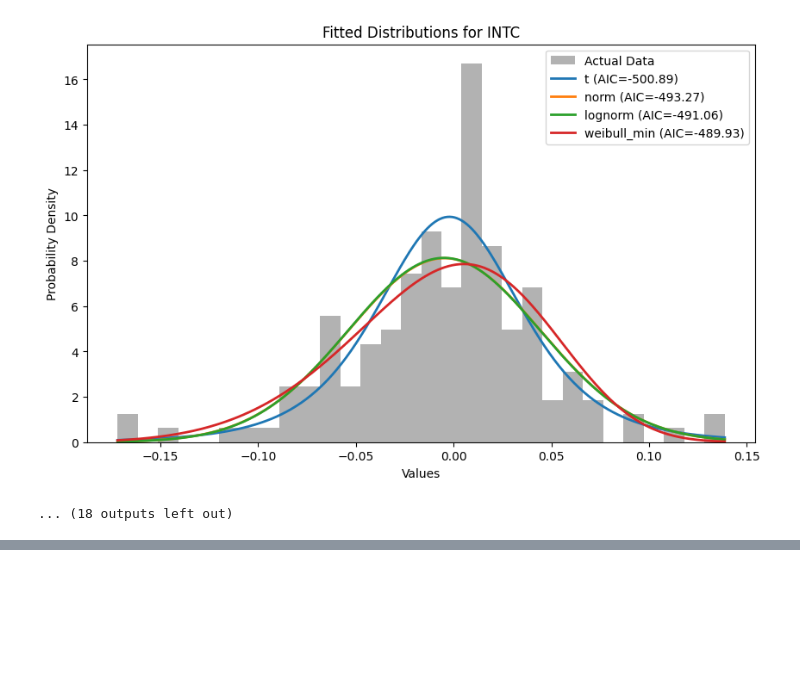
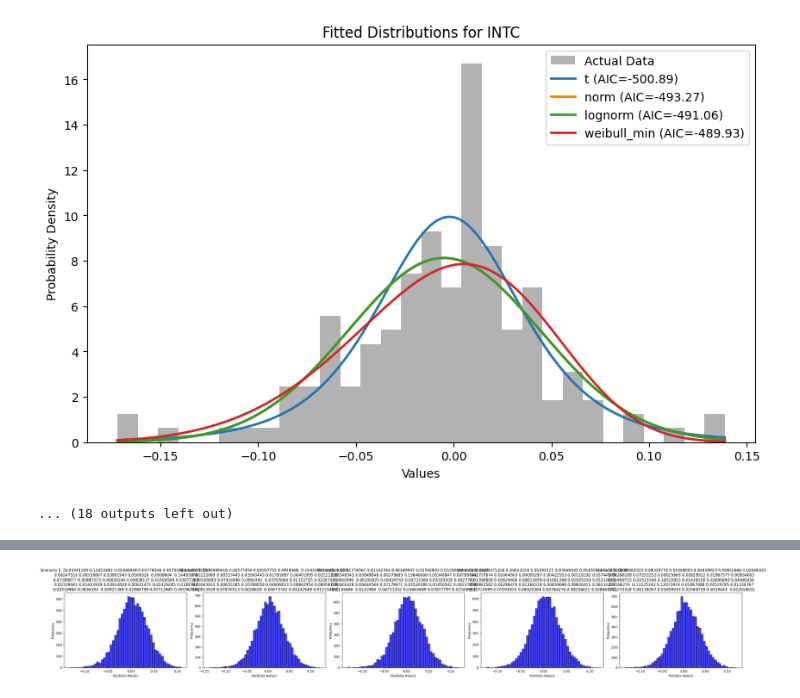
Before and after one commit to paulprayer110/stockprediction, a Jupyter notebook: PortfolioReturnForecast.ipynb, the cells around one changed output, grey strips where cells are left out. Drawn from its saved outputs; the diff is of its cells as text; code cells hidden in the pictures; blank space fills up the shorter version.

```diff
--- a/PortfolioReturnForecast.ipynb
+++ b/PortfolioReturnForecast.ipynb
@@ -952,0 +1025,85 @@ if __name__ == "__main__":
+# %%
+class PortfolioReturnSimulator(BaseEstimator, TransformerMixin):
+    """
+    Simulates portfolio returns using KDE for asset returns and a correlation matrix,
+    with weight scenarios provided externally.
+    """
+    def __init__(self, correlation_matrix, kde_estimator, num_simulations):
+        """
+        Args:
+            correlation_matrix (np.ndarray): Correlation matrix for the assets.
+            kde_estimator (EnhancedTimeSeriesKDE): Object containing KDE functions for asset distributions.
+            num_simulations (int): Number of Monte Carlo simulations to run.
+        """
+        self.correlation_matrix = correlation_matrix
+        self.kde_estimator = kde_estimator
+        self.num_simulations = num_simulations
+
+    def fit(self, X=None, y=None):
+        return self
+
+    def transform(self, weights):
+        """
+        Simulates portfolio returns given the correlation matrix, KDE-sampled asset returns,
+        and externally provided weight scenarios.
+
+        Args:
+            weights (np.ndarray): Each row corresponds to a weight scenario.
+
+        Returns:
+            np.ndarray: Simulated portfolio returns for all weight scenarios.
+        """
+        num_assets = len(self.kde_estimator.data.columns)
+
+        # Generate simulated returns for each asset using KDE
+        simulated_returns = np.zeros((self.num_simulations, num_assets))
+        for i, stock in enumerate(self.kde_estimator.data.columns):
+            simulated_returns[:, i] = self.kde_estimator.sample_from_kde(stock, self.num_simulations)
+
+        # Introduce correlation using Cholesky decomposition
+        chol_matrix = np.linalg.cholesky(self.correlation_matrix)
+        correlated_returns = simulated_returns @ chol_matrix.T
+
+        # Calculate portfolio returns for each weight scenario
+        portfolio_scenarios = []
+        for scenario_weights in weights:
+            portfolio_returns = np.dot(correlated_returns, scenario_weights)
+            portfolio_scenarios.append(portfolio_returns)
+
+        return np.array(portfolio_scenarios)
+
+
+def plot_simulated_portfolio_distributions(simulated_returns, weight_scenarios):
+    """
+    Plots the simulated portfolio return distributions for each weight scenario.
+
+    Args:
+        simulated_returns (np.ndarray): Simulated portfolio returns for all scenarios.
+        weight_scenarios (list): List of weight allocations for each scenario.
+    """
+    num_scenarios = len(weight_scenarios)
+    fig, axes = plt.subplots(nrows=1, ncols=num_scenarios, figsize=(6 * num_scenarios, 5), squeeze=False)
+    axes = axes.flatten()
+
+    for i, portfolio_returns in enumerate(simulated_returns):
+        ax = axes[i]
+        ax.hist(portfolio_returns, bins=50, alpha=0.75, color='blue', edgecolor='black')
+        ax.set_title(f"Scenario {i + 1}: {weight_scenarios[i]}")
+        ax.set_xlabel("Portfolio Return")
+        ax.set_ylabel("Frequency")
+
+    plt.tight_layout()
+    plt.show()
+
+
+# Example Usage
+if __name__ == "__main__":
+
+    # Simulate portfolio returns
+    simulator = PortfolioReturnSimulator(correlation_matrix, kde_estimator, num_simulations)
+    simulated_returns = simulator.transform(weight_scenarios)
+
+    # Plot the simulated distributions
+    plot_simulated_portfolio_distributions(simulated_returns, weight_scenarios)
+# %% [output]
+[figure, added]
```
Also changed, not shown: parts of 14 cells of this notebook, 3 other files.
